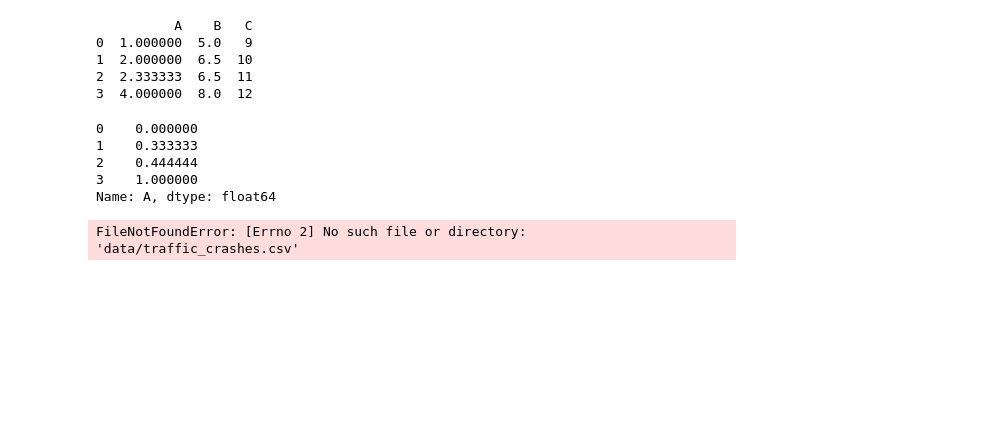
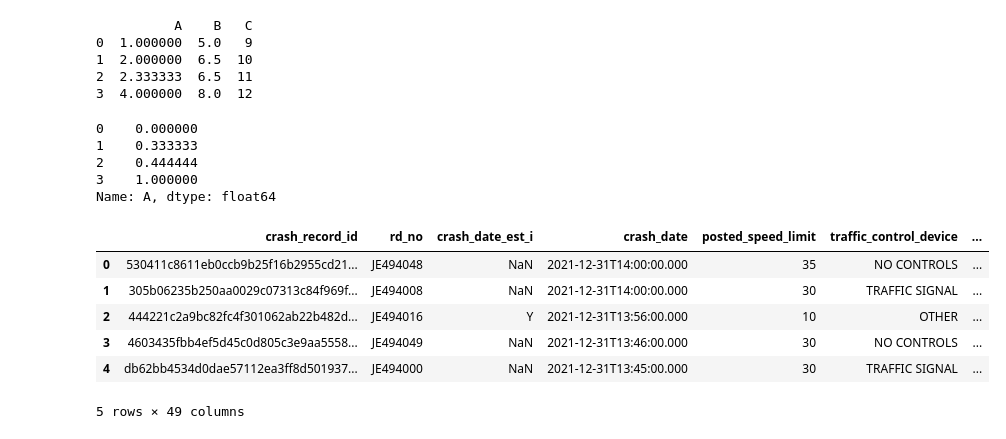
Before and after one commit to contaxtdave/building-data-pipelines, a Jupyter notebook: chapter_5/transformations.ipynb, the cells around one changed output. Saved outputs shown, nothing was run; the diff lists cells and outputs as text; code cells hidden in the pictures; blank space fills up the shorter version.

Commit message:
chapter 5 changes to run transformation pipeline and added logging

```diff
--- a/chapter_5/transformations.ipynb
+++ b/chapter_5/transformations.ipynb
@@ -31,7 +35,13 @@ print(df['A'])
 Name: A, dtype: float64
 # %%
 import pandas as pd
-df_crashes = pd.read_csv("data/traffic_crashes.csv")
+df_crashes = pd.read_csv("/users/david/building-data-pipelines/chapter_5/data/traffic_crashes.csv")
 df_crashes.head()
 # %% [output]
+|  | crash_record_id | rd_no | crash_date_est_i | crash_date | posted_speed_limit | traffic_control_device | ... |
+| 0 | 530411c8611eb0ccb9b25f16b2955cd21... | JE494048 | NaN | 2021-12-31T14:00:00.000 | 35 | NO CONTROLS | ... |
+| 1 | 305b06235b250aa0029c07313c84f969f... | JE494008 | NaN | 2021-12-31T14:00:00.000 | 30 | TRAFFIC SIGNAL | ... |
+| 2 | 444221c2a9bc82fc4f301062ab22b482d... | JE494016 | Y | 2021-12-31T13:56:00.000 | 10 | OTHER | ... |
+| 3 | 4603435fbb4ef5d45c0d805c3e9aa5558... | JE494049 | NaN | 2021-12-31T13:46:00.000 | 30 | NO CONTROLS | ... |
+| 4 | db62bb4534d0dae57112ea3ff8d501937... | JE494000 | NaN | 2021-12-31T13:45:00.000 | 30 | TRAFFIC SIGNAL | ... |
-FileNotFoundError: [Errno 2] No such file or directory: 'data/traffic_crashes.csv'
+5 rows × 49 columns
```
Also changed, not shown: parts of 29 cells of this notebook, 3 other files.
